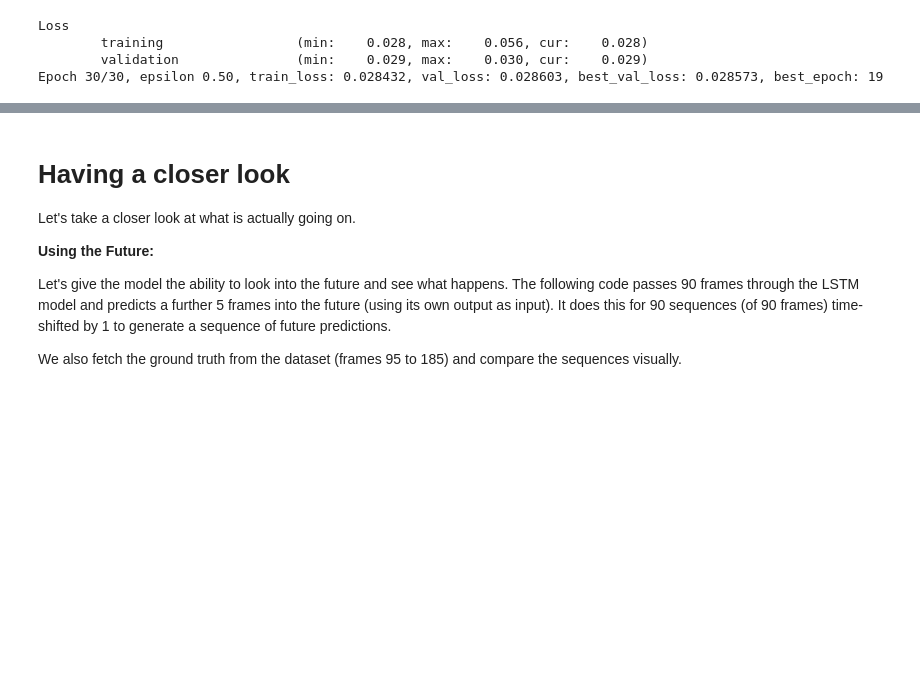
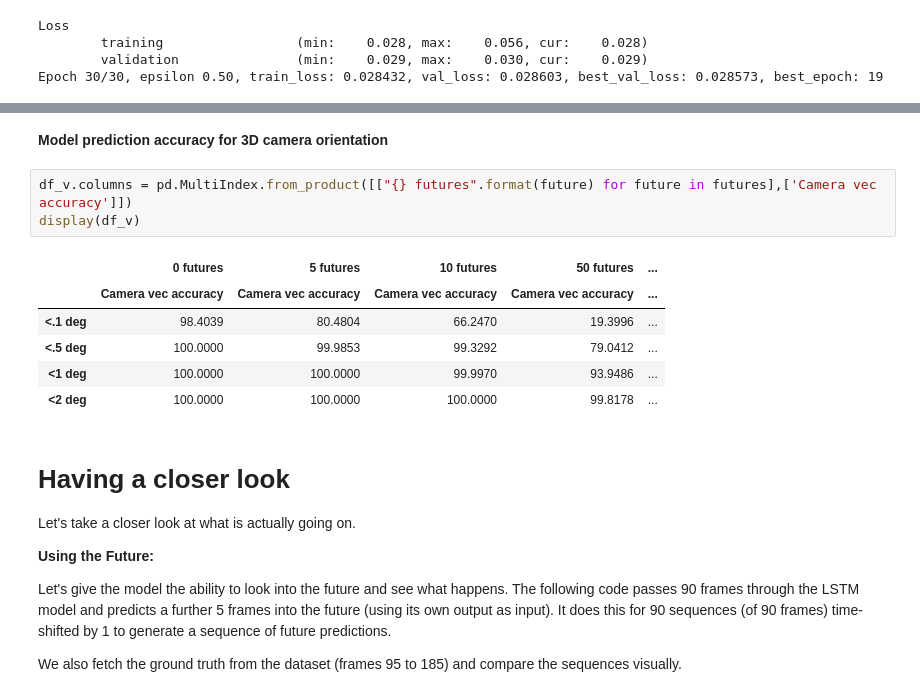
Before and after one commit to sacktock/EDVAM-models, a Jupyter notebook: LSTM_sequence.ipynb, the cells around one changed output, grey strips where cells are left out. Cells and saved outputs as stored; diff of their text form; blank space fills up the shorter version.

```diff
--- a/LSTM_sequence.ipynb
+++ b/LSTM_sequence.ipynb
@@ -362,3 +454,15 @@ Final val_losses: 0.028573
+# %% [markdown]
+**Model prediction accuracy for 3D camera orientation**
+# %%
+df_v.columns = pd.MultiIndex.from_product([["{} futures".format(future) for future in futures],['Camera vec accuracy']])
+display(df_v)
+# %% [output]
+|  | 0 futures | 5 futures | 10 futures | 50 futures | ... |
+|  | Camera vec accuracy | Camera vec accuracy | Camera vec accuracy | Camera vec accuracy | ... |
+| <.1 deg | 98.4039 | 80.4804 | 66.2470 | 19.3996 | ... |
+| <.5 deg | 100.0000 | 99.9853 | 99.3292 | 79.0412 | ... |
+| <1 deg | 100.0000 | 100.0000 | 99.9970 | 93.9486 | ... |
+| <2 deg | 100.0000 | 100.0000 | 100.0000 | 99.8178 | ... |
 # %% [markdown]
 # Having a closer look
 
```
Also changed, not shown: parts of 14 cells of this notebook.
